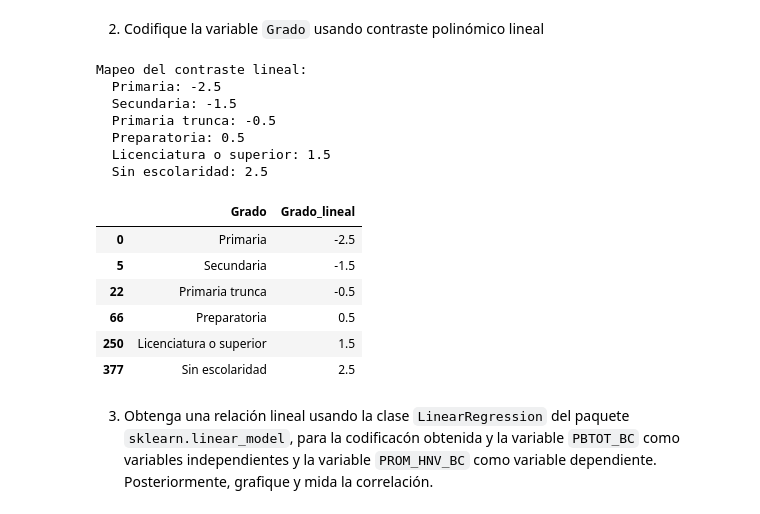
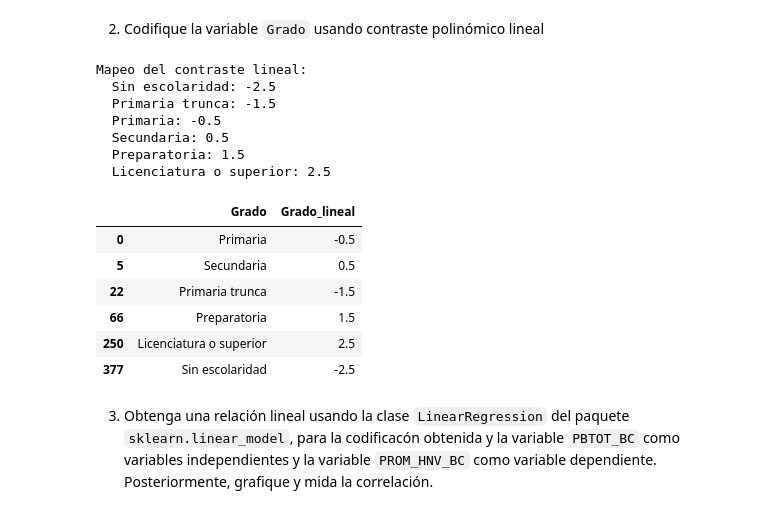
Before and after one commit to Santiago-CS/Ingenieria-De-Caracteristicas, a Jupyter notebook: Tareas/Codificación_de_variables_categóricas_ordinales.ipynb, the cells around one changed output. Drawn from its saved outputs; the diff is of its cells as text; code cells hidden in the pictures.

```diff
--- a/Tareas/Codificación_de_variables_categóricas_ordinales.ipynb
+++ b/Tareas/Codificación_de_variables_categóricas_ordinales.ipynb
@@ -47,38 +47,41 @@ Length: 6, dtype: str
 2. Codifique la variable `Grado` usando contraste polinómico lineal
 # %%
 # 1. Definir el orden jerárquico de los grados académicos
-# Si las categorías no aparecen en orden educativo en unique(), ordénalas explícitamente:
-grados_ordenados = list(df['Grado'].unique())
-# Ejemplo de orden jerárquico si aplica:
-# grados_ordenados = ['Sin escolaridad', 'Básica', 'Media superior', 'Superior']
-
+grados_ordenados = [
+    'Sin escolaridad',
+    'Primaria trunca',
+    'Primaria',
+    'Secundaria',
+    'Preparatoria',
+    'Licenciatura o superior',
+]
 n = len(grados_ordenados)
 
 # 2. Contraste lineal centrado: c_i = i - (n - 1) / 2
 mapeo_lineal = {grado: (i - (n - 1) / 2) for i, grado in enumerate(grados_ordenados)}
 
 df['Grado_lineal'] = df['Grado'].map(mapeo_lineal)
 
 print('Mapeo del contraste lineal:')
 for grado, val in mapeo_lineal.items():
   print(f'  {grado}: {val}')
 
 df[['Grado', 'Grado_lineal']].drop_duplicates()
 # %% [output]
 Mapeo del contraste lineal:
-  Primaria: -2.5
-  Secundaria: -1.5
-  Primaria trunca: -0.5
-  Preparatoria: 0.5
-  Licenciatura o superior: 1.5
-  Sin escolaridad: 2.5
+  Sin escolaridad: -2.5
+  Primaria trunca: -1.5
+  Primaria: -0.5
+  Secundaria: 0.5
+  Preparatoria: 1.5
+  Licenciatura o superior: 2.5
 |  | Grado | Grado_lineal |
-| 0 | Primaria | -2.5 |
-| 5 | Secundaria | -1.5 |
-| 22 | Primaria trunca | -0.5 |
-| 66 | Preparatoria | 0.5 |
-| 250 | Licenciatura o superior | 1.5 |
-| 377 | Sin escolaridad | 2.5 |
+| 0 | Primaria | -0.5 |
+| 5 | Secundaria | 0.5 |
+| 22 | Primaria trunca | -1.5 |
+| 66 | Preparatoria | 1.5 |
+| 250 | Licenciatura o superior | 2.5 |
+| 377 | Sin escolaridad | -2.5 |
 # %% [markdown]
 3. Obtenga una relación lineal usando la clase `LinearRegression` del paquete `sklearn.linear_model`, para la codificacón obtenida y la variable `PBTOT_BC` como variables independientes y la variable `PROM_HNV_BC` como variable dependiente. Posteriormente, grafique y mida la correlación.
 # %%
```
Also changed, not shown: parts of 1 cell of this notebook.
